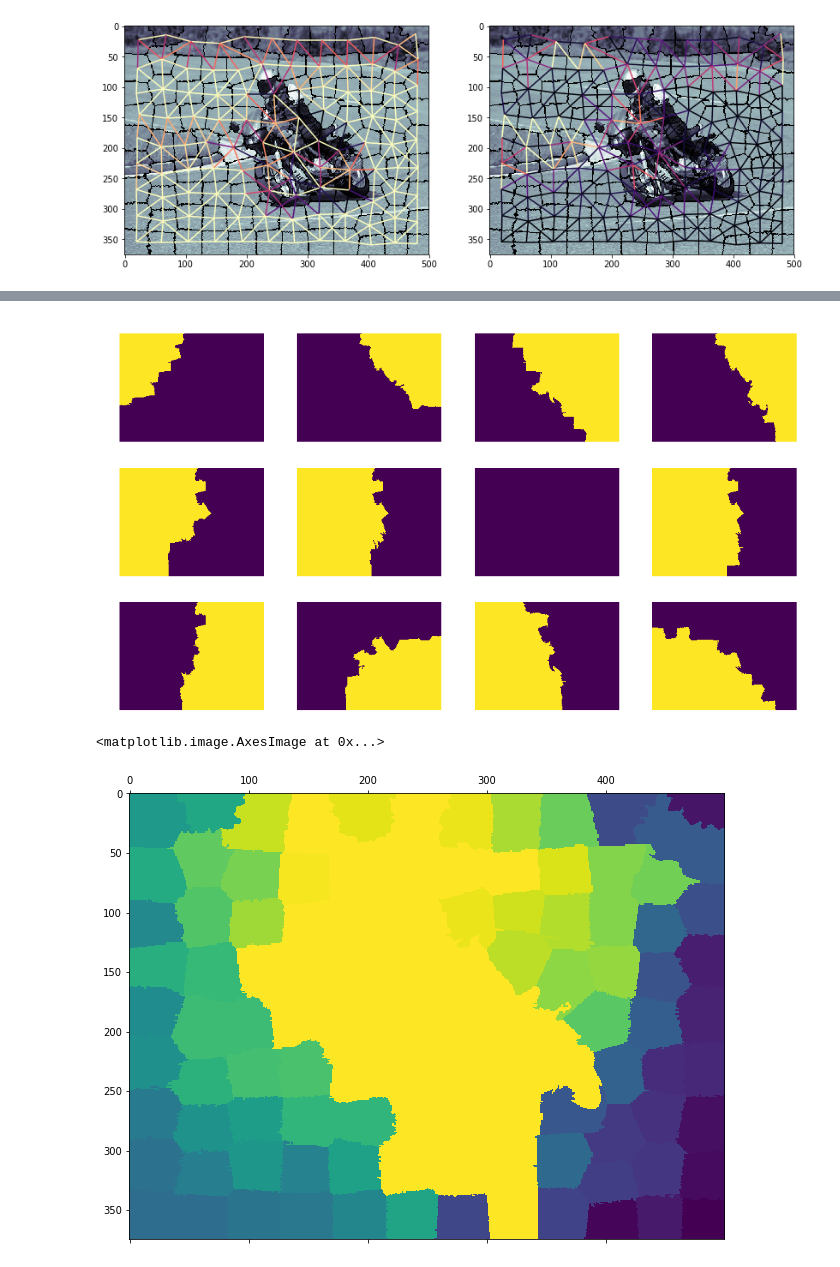
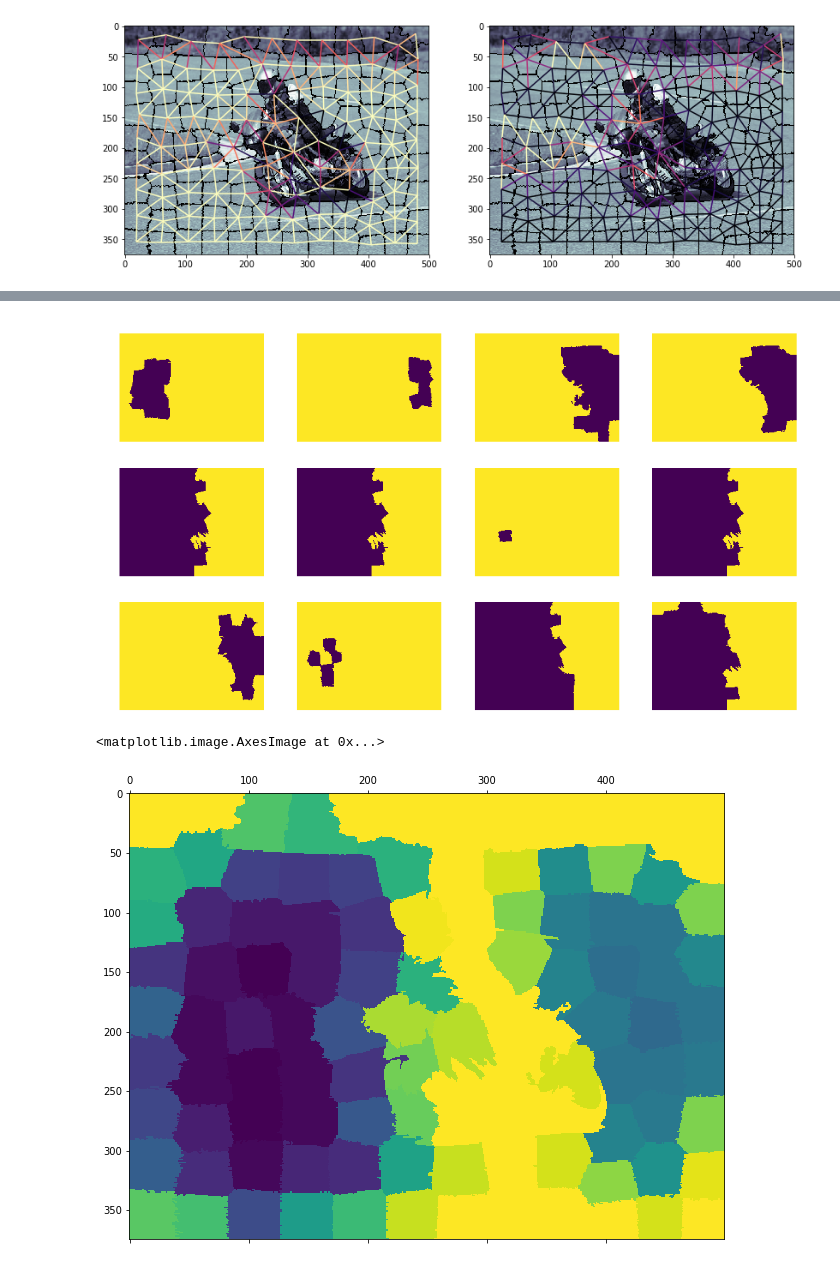
Before and after one commit to connorgreenwell/image_seg_interdep_epidemic, a Jupyter notebook: src/notebooks/20180415_segmentation-Copy1.ipynb, the cells around one changed output, grey strips where cells are left out. Drawn from its saved outputs; the diff is of its cells as text; code cells hidden in the pictures.

Commit message:
fixed segmentation bug; better eval

```diff
--- a/src/notebooks/20180415_segmentation-Copy1.ipynb
+++ b/src/notebooks/20180415_segmentation-Copy1.ipynb
@@ -141,7 +141,7 @@ def segment_proposals(img, sps, horizon):
             adj_b,
         ],
     ]
-    adj = np.matrix(adj / adj.sum(axis=0))
+    #adj = np.matrix(adj / adj.sum(axis=0))
 
     #steps = list(sim_to_horizon(adj, horizon))
 
@@ -154,9 +154,12 @@ def segment_proposals(img, sps, horizon):
 #     ])
 #     reached = reached_on_step.sum(axis=0)
     reached = starts * adj**horizon
-    reached = (reached[:, :num_sps] + reached[:, num_sps:])
-    reached /= horizon * 2
+    #reached = (reached[:, :num_sps] + reached[:, num_sps:]) # keep?
 
-    return np.array(reached)
+    reached = np.array(reached)
+    reached -= reached.min()
+    reached /= reached.max()
+
+    return reached.T
 # %%
 proposals = segment_proposals(img, sps, 50)
@@ -163,25 +178,25 @@ proposals = segment_proposals(img, sps, 50)
 # %%
 _, axs = plt.subplots(3,4)
 for bar, ax in zip(proposals[::8], axs.flat):
-    ax.matshow(bar[sps] > .0002)
+    ax.matshow(bar[sps] < .05)
     ax.set_axis_off()
 plt.tight_layout();
 # %% [output]
-[figure, old version]
+[figure, new version]
 # %%
 def merge_proposals(proposals, sps, thresh):
-    masks = (proposals[sps] > thresh).astype(int)
+    masks = (proposals[sps] < thresh).astype(int)
 
     base = np.zeros_like(masks[:,:,0])
     for mask in np.rollaxis(masks, 2):
         base = seg.join_segmentations(base, mask)
     return base
 # %%
-segmentation = merge_proposals(proposals, sps, 0.00006)
+segmentation = merge_proposals(proposals, sps, 0.1)
 plt.matshow(segmentation)
 # %% [output]
 <matplotlib.image.AxesImage at 0x...>
-[figure, old version]
+[figure, new version]
 # %%
 from sklearn.metrics import adjusted_rand_score
 # %%
```
Also changed, not shown: parts of 3 cells of this notebook, 1 other file.
